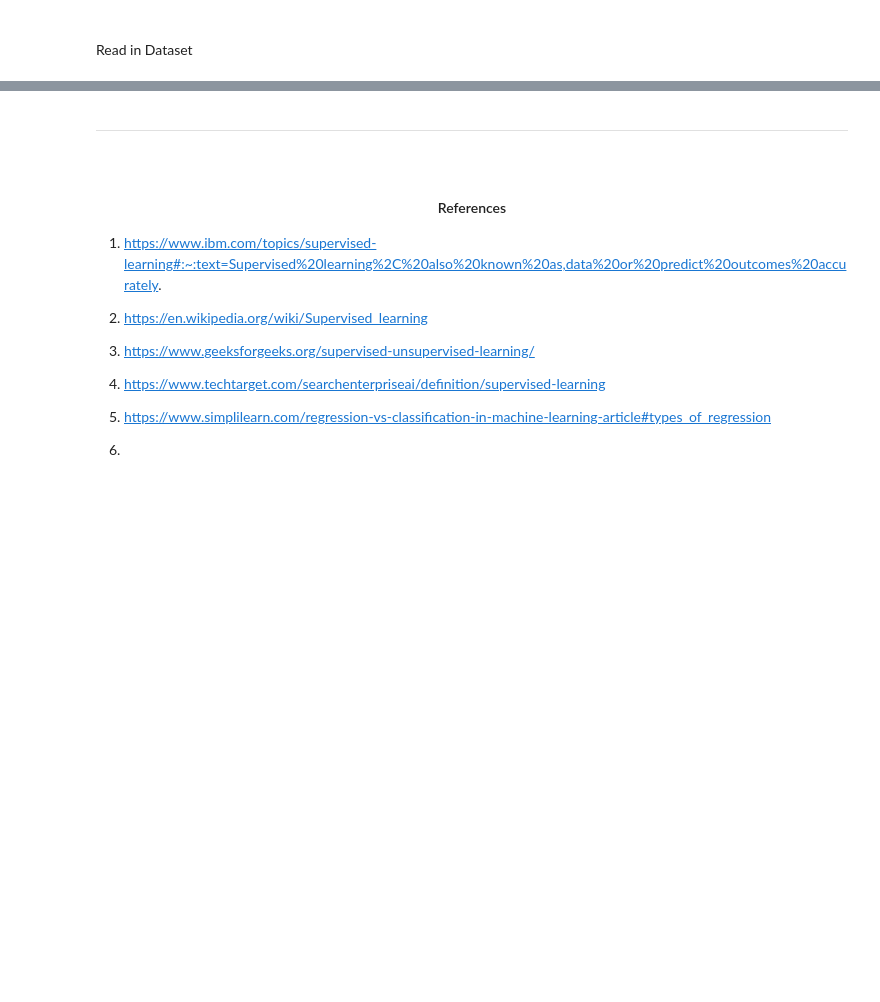
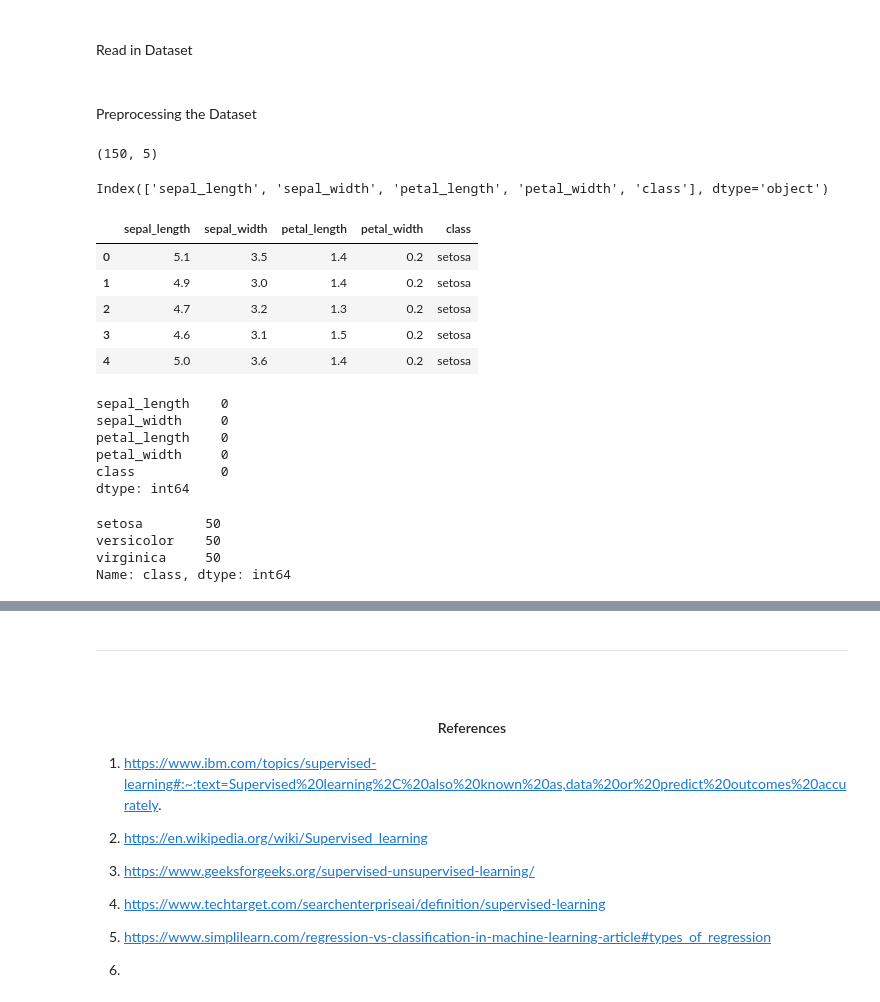
Before and after one commit to JTohall/Machine_Learning_and_Statistics, a Jupyter notebook: Project.ipynb, the cells around one changed output, grey strips where cells are left out. Saved outputs shown, nothing was run; the diff lists cells and outputs as text; code cells hidden in the pictures; blank space fills up the shorter version.

```diff
--- a/Project.ipynb
+++ b/Project.ipynb
@@ -217,3 +232,55 @@ import scipy.stats as ss
 Read in Dataset
 # %%
 f = pd.read_csv('C:/Users/Jamie/Desktop/MLS/Machine_Learning_and_Statistics/CSV files/iris.csv')
+# %% [markdown]
+<br/>
+
+Preprocessing the Dataset
+# %%
+# The shape command will output the number of lines and columns in the data set.
+# From the output below we can see that there are 150 lines of data and 5 columns.
+
+f.shape
+# %% [output]
+(150, 5)
+# %%
+# The columns command will give us an index of all the column headers in list form.
+
+f.columns
+# %% [output]
+Index(['sepal_length', 'sepal_width', 'petal_length', 'petal_width', 'class'], dtype='object')
+# %%
+# The 'head' command will output the first 5 lines of the Data set and the headers. The amount of lines can be
+# edited to more or less.
+# This will give us an insight to how the table is formatted, we can also see the five variables labelled at the top
+
+f.head (5)
+# %% [output]
+|  | sepal_length | sepal_width | petal_length | petal_width | class |
+| 0 | 5.1 | 3.5 | 1.4 | 0.2 | setosa |
+| 1 | 4.9 | 3.0 | 1.4 | 0.2 | setosa |
+| 2 | 4.7 | 3.2 | 1.3 | 0.2 | setosa |
+| 3 | 4.6 | 3.1 | 1.5 | 0.2 | setosa |
+| 4 | 5.0 | 3.6 | 1.4 | 0.2 | setosa |
+# %%
+# The isnull command will give you total number of null values in each features in the data set.
+
+f.isnull().sum()
+# %% [output]
+sepal_length    0
+sepal_width     0
+petal_length    0
+petal_width     0
+class           0
+dtype: int64
+# %%
+# Counting the occurance of each species in the data set, which will also confirm the balance of the data if correct.
+# We can see from the output below that each species of Iris was counted 50 times, and there are 150 lines in the dataset,
+# so each Iris species has been counted equally.
+
+f["class"].value_counts()
+# %% [output]
+setosa        50
+versicolor    50
+virginica     50
+Name: class, dtype: int64
```
Also changed, not shown: parts of 12 cells of this notebook.
